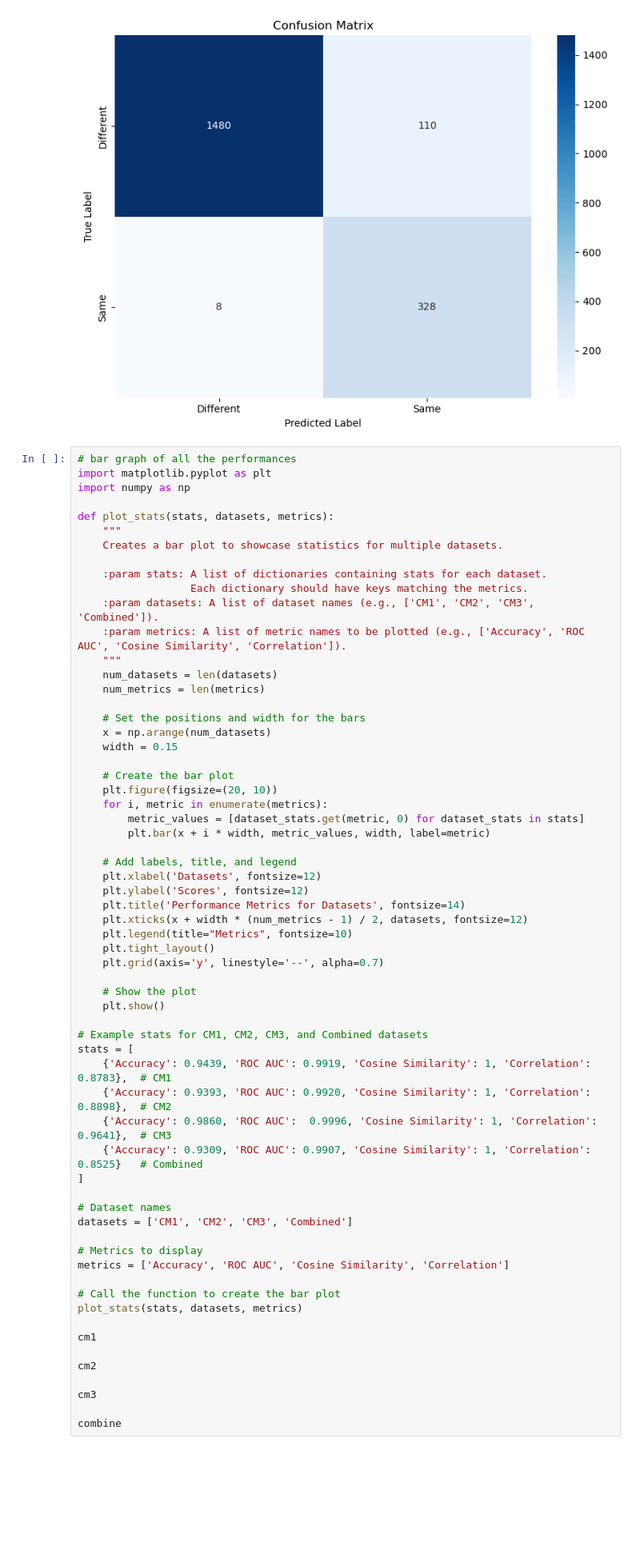
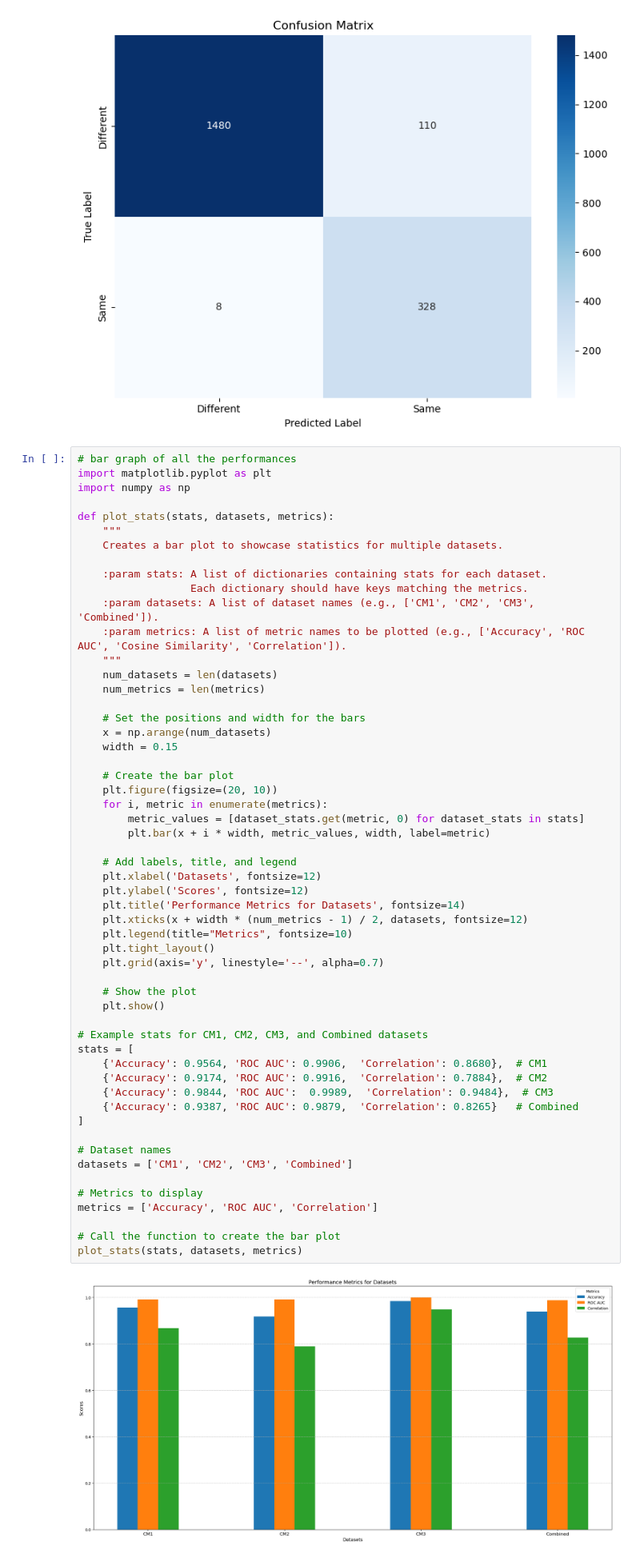
Before and after one commit to mutasim18/Mass-Sceptra-Classification, a Jupyter notebook: Visualization/naivebayes.ipynb, the cells around one changed output. Shown: that part at 80% size. Cells and saved outputs as stored; diff of their text form; blank space fills up the shorter version.

```diff
--- a/Visualization/naivebayes.ipynb
+++ b/Visualization/naivebayes.ipynb
@@ -317,43 +317,37 @@ def plot_stats(stats, datasets, metrics):
 
     # Create the bar plot
     plt.figure(figsize=(20, 10))
     for i, metric in enumerate(metrics):
         metric_values = [dataset_stats.get(metric, 0) for dataset_stats in stats]
         plt.bar(x + i * width, metric_values, width, label=metric)
 
     # Add labels, title, and legend
     plt.xlabel('Datasets', fontsize=12)
     plt.ylabel('Scores', fontsize=12)
     plt.title('Performance Metrics for Datasets', fontsize=14)
     plt.xticks(x + width * (num_metrics - 1) / 2, datasets, fontsize=12)
     plt.legend(title="Metrics", fontsize=10)
     plt.tight_layout()
     plt.grid(axis='y', linestyle='--', alpha=0.7)
 
     # Show the plot
     plt.show()
 
 # Example stats for CM1, CM2, CM3, and Combined datasets
 stats = [
-    {'Accuracy': 0.9439, 'ROC AUC': 0.9919, 'Cosine Similarity': 1, 'Correlation': 0.8783},  # CM1
-    {'Accuracy': 0.9393, 'ROC AUC': 0.9920, 'Cosine Similarity': 1, 'Correlation': 0.8898},  # CM2
-    {'Accuracy': 0.9860, 'ROC AUC':  0.9996, 'Cosine Similarity': 1, 'Correlation': 0.9641},  # CM3
-    {'Accuracy': 0.9309, 'ROC AUC': 0.9907, 'Cosine Similarity': 1, 'Correlation': 0.8525}   # Combined
+    {'Accuracy': 0.9564, 'ROC AUC': 0.9906,  'Correlation': 0.8680},  # CM1
+    {'Accuracy': 0.9174, 'ROC AUC': 0.9916,  'Correlation': 0.7884},  # CM2
+    {'Accuracy': 0.9844, 'ROC AUC':  0.9989,  'Correlation': 0.9484},  # CM3
+    {'Accuracy': 0.9387, 'ROC AUC': 0.9879,  'Correlation': 0.8265}   # Combined
 ]
 
 # Dataset names
 datasets = ['CM1', 'CM2', 'CM3', 'Combined']
 
 # Metrics to display
-metrics = ['Accuracy', 'ROC AUC', 'Cosine Similarity', 'Correlation']
+metrics = ['Accuracy', 'ROC AUC', 'Correlation']
 
 # Call the function to create the bar plot
 plot_stats(stats, datasets, metrics)
-
-cm1
-
-cm2
-
-cm3
-
-combine
+# %% [output]
+[figure, added]
```
Also changed, not shown: 3 other files.
